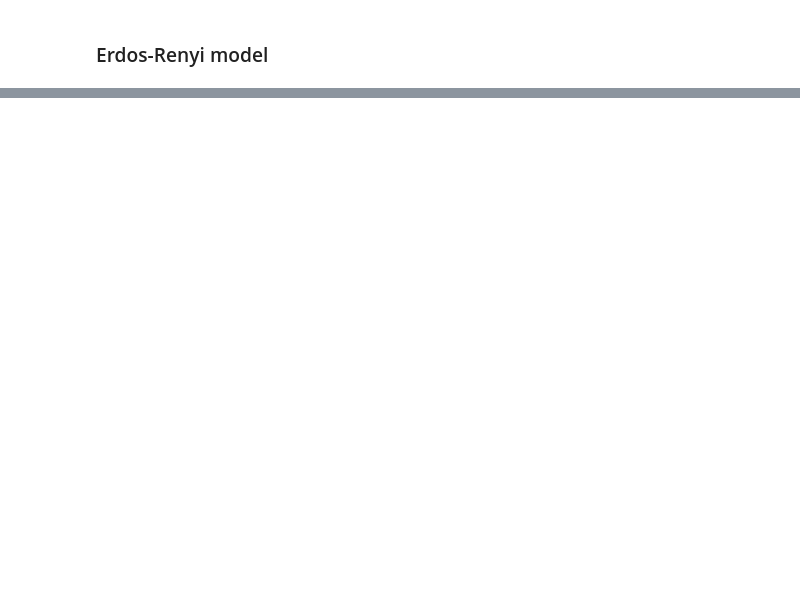
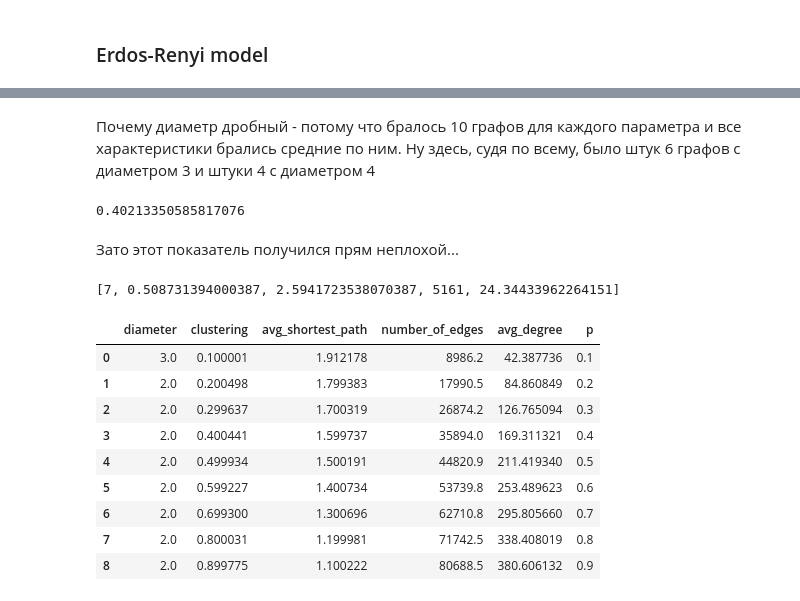
Before and after one commit to Zelich/HSE_tasks, a Jupyter notebook: Seti_Project1.ipynb, the cells around one changed output, grey strips where cells are left out. Cells and saved outputs as stored; diff of their text form; code cells hidden in the pictures; blank space fills up the shorter version.

```diff
--- a/Seti_Project1.ipynb
+++ b/Seti_Project1.ipynb
@@ -517,0 +740,25 @@ array([ 2.,  3.])
+# %% [markdown]
+Почему диаметр дробный - потому что бралось 10 графов для каждого параметра и все характеристики брались средние по ним. Ну здесь, судя по всему, было штук 6 графов с диаметром 3 и штуки 4 с диаметром 4
+# %%
+df_ba2.mean(axis=1)[idx_ba]
+# %% [output]
+0.40213350585817076
+# %% [markdown]
+Зато этот показатель получился прям неплохой...
+# %%
+true_params
+# %% [output]
+[7, 0.508731394000387, 2.5941723538070387, 5161, 24.34433962264151]
+# %%
+df_er
+# %% [output]
+|  | diameter | clustering | avg_shortest_path | number_of_edges | avg_degree | p |
+| 0 | 3.0 | 0.100001 | 1.912178 | 8986.2 | 42.387736 | 0.1 |
+| 1 | 2.0 | 0.200498 | 1.799383 | 17990.5 | 84.860849 | 0.2 |
+| 2 | 2.0 | 0.299637 | 1.700319 | 26874.2 | 126.765094 | 0.3 |
+| 3 | 2.0 | 0.400441 | 1.599737 | 35894.0 | 169.311321 | 0.4 |
+| 4 | 2.0 | 0.499934 | 1.500191 | 44820.9 | 211.419340 | 0.5 |
+| 5 | 2.0 | 0.599227 | 1.400734 | 53739.8 | 253.489623 | 0.6 |
+| 6 | 2.0 | 0.699300 | 1.300696 | 62710.8 | 295.805660 | 0.7 |
+| 7 | 2.0 | 0.800031 | 1.199981 | 71742.5 | 338.408019 | 0.8 |
+| 8 | 2.0 | 0.899775 | 1.100222 | 80688.5 | 380.606132 | 0.9 |
```
Also changed, not shown: parts of 31 cells of this notebook.
